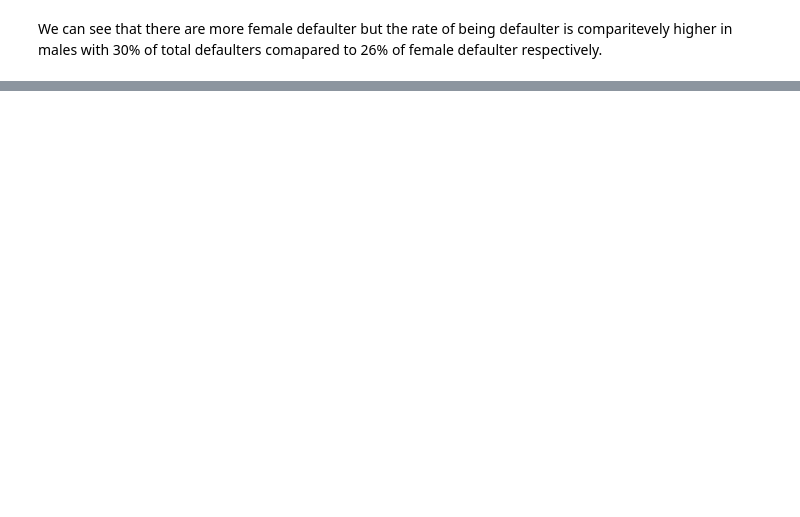
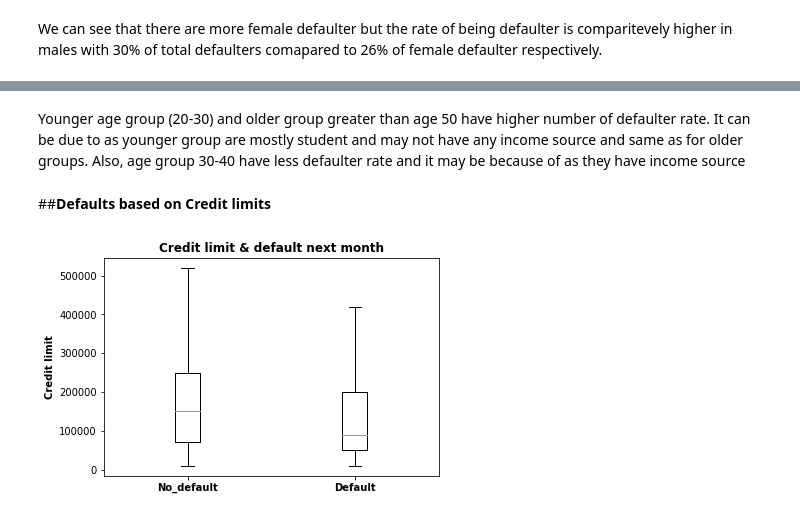
Before and after one commit to 007jayesh/Credit-card-default-prediction, a Jupyter notebook: Credit_Card_Default_Prediction_Capstone_Project.ipynb, the cells around one changed output, grey strips where cells are left out. Drawn from its saved outputs; the diff is of its cells as text; code cells hidden in the pictures; blank space fills up the shorter version.

```diff
--- a/Credit_Card_Default_Prediction_Capstone_Project.ipynb
+++ b/Credit_Card_Default_Prediction_Capstone_Project.ipynb
@@ -646,0 +674,24 @@ We can see that there are more female defaulter but the rate of being defaulter
+# %% [markdown]
+Younger age group (20-30) and older group greater than age 50 have higher number of defaulter rate. It can be due to as younger group are mostly student and may not have any income source and same as for older groups. Also, age group 30-40 have less defaulter rate and it may be because of as they have income source
+# %% [markdown]
+##**Defaults based on Credit limits**
+# %%
+# Make a boxplot to visualize credit limit and default payment next month
+# 1: default next month; 0: no default next month
+
+def0 = df.loc[df['IsDefaulter'] == 0,'credit_limit']
+def1 = df.loc[df['IsDefaulter'] == 1,'credit_limit']
+
+#plotting the figure
+fig, ax = plt.subplots()
+ax.boxplot([def0, def1],  showfliers=False)
+
+#formattting the plot
+ax.set_xticklabels(['No_default',"Default"],fontweight ='bold')
+ax.set_ylabel('Credit limit',fontweight ='bold')
+ax.set_title('Credit limit & default next month',fontweight ='bold')
+
+
+plt.show()
+# %% [output]
+[figure, added]
```
Also changed, not shown: parts of 54 cells of this notebook.
